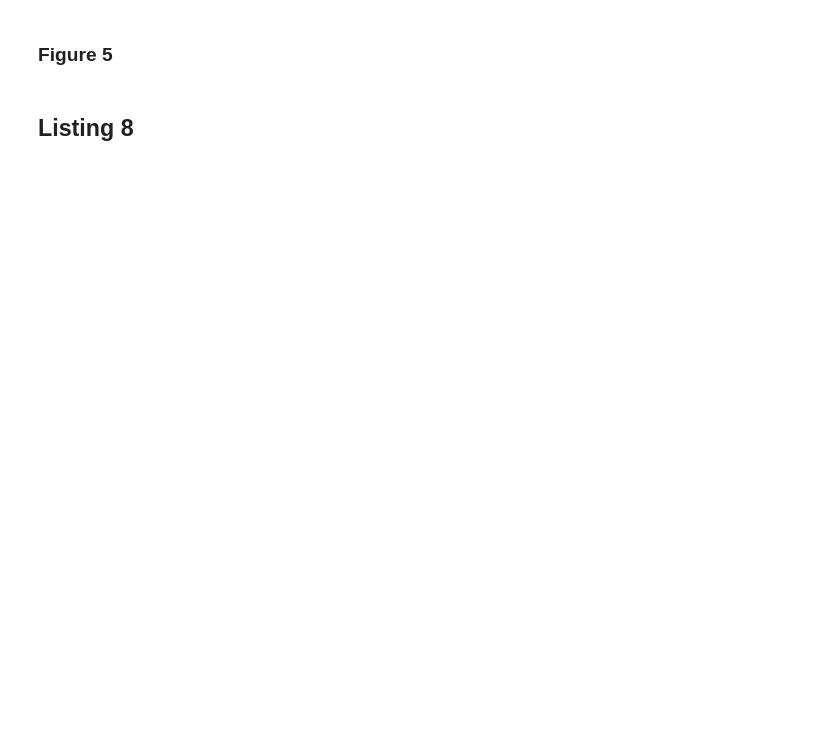
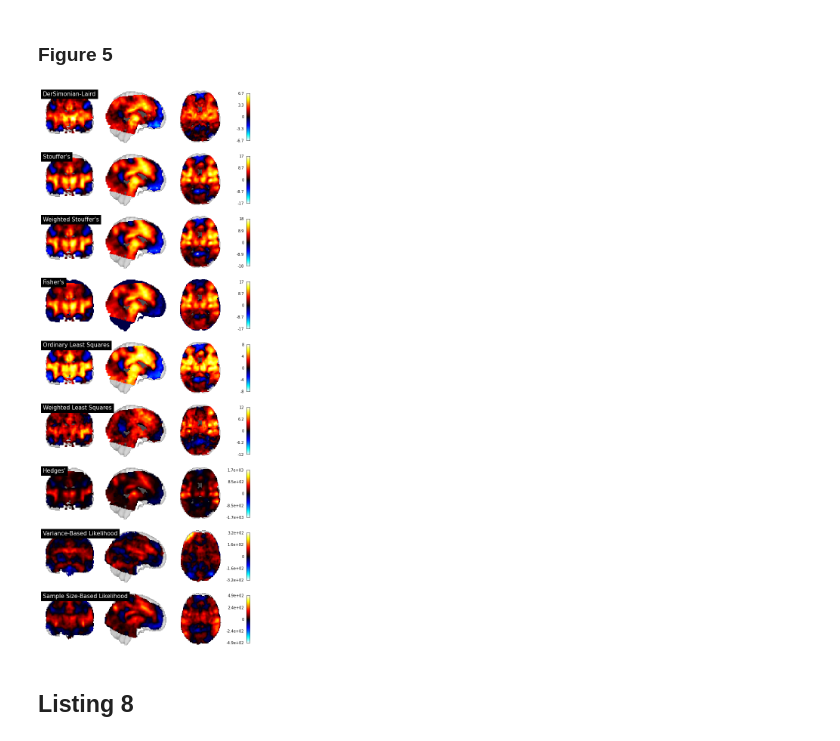
Before and after one commit to NBCLab/nimare-paper, a Jupyter notebook: listings_figures_and_tables.ipynb, the cells around one changed output. Cells and saved outputs as stored; diff of their text form; code cells hidden in the pictures; blank space fills up the shorter version.

```diff
--- a/listings_figures_and_tables.ipynb
+++ b/listings_figures_and_tables.ipynb
@@ -149,35 +166,59 @@ ols_results = meta.fit(img_dset)
 
 meta = ibma.WeightedLeastSquares()
 wls_results = meta.fit(img_dset)
 
 meta = ibma.Hedges()
 hedges_results = meta.fit(img_dset)
 
 # Use atlas for likelihood-based estimators
 atlas = datasets.fetch_atlas_smith_2009()
 masker = input_data.NiftiMapsMasker(atlas["rsn70"])
 
 meta = ibma.VarianceBasedLikelihood(method="reml", mask=masker)
 vbl_results = meta.fit(img_dset)
 
 meta = ibma.SampleSizeBasedLikelihood(method="reml", mask=masker)
 ssbl_results = meta.fit(img_dset)
 
 # Plot statistical maps from IBMAs
 results = [
     dsl_results,
     stouffers_results,
     weighted_stouffers_results,
     fishers_results,
     ols_results,
     wls_results,
     hedges_results,
     vbl_results,
     ssbl_results
 ]
-for r in results:
+names = [
+    "DerSimonian-Laird",
+    "Stouffer's",
+    "Weighted Stouffer's",
+    "Fisher's",
+    "Ordinary Least Squares",
+    "Weighted Least Squares",
+    "Hedges'",
+    "Variance-Based Likelihood",
+    "Sample Size-Based Likelihood",
+]
+
+fig, axes = plt.subplots(figsize=(10, 3*len(results)), nrows=len(results))
+for i, r in enumerate(results):
     img = r.get_map("z")
-    plotting.plot_stat_map(img, cut_coords=[5, -15, 10])
+    plotting.plot_stat_map(
+        img,
+        title=names[i],
+        annotate=False,
+        cut_coords=[5, -15, 10],
+        axes=axes[i],
+        draw_cross=False,
+    )
+
+fig.savefig("figures/figure_05.svg")
+# %% [output]
+[figure, added]
 # %% [markdown]
 ## Listing 8
 # %%
```
Also changed, not shown: parts of 9 cells of this notebook, 6 other files.
